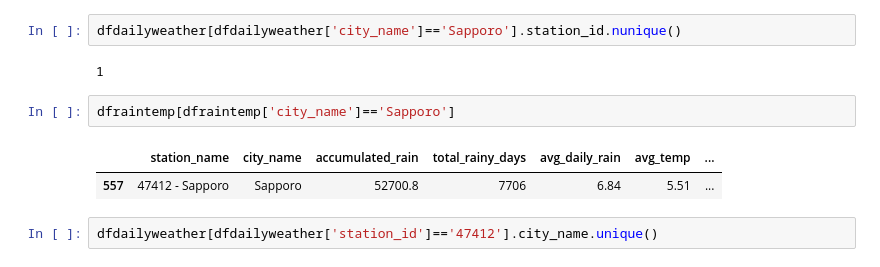
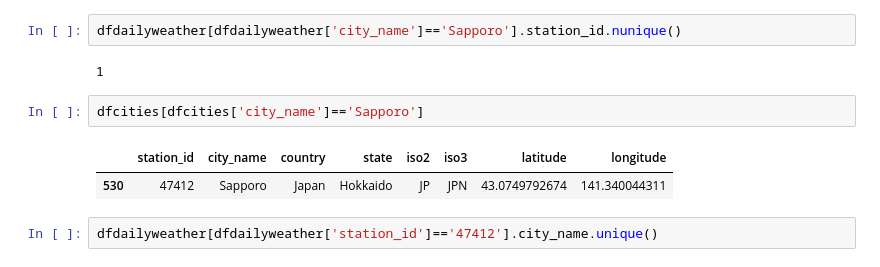
Before and after one commit to arnauog/weather, a Jupyter notebook: Project II - Weather.ipynb, the cells around one changed output. Saved outputs shown, nothing was run; the diff lists cells and outputs as text.

```diff
--- a/Project II - Weather.ipynb
+++ b/Project II - Weather.ipynb
@@ -2174,10 +1896,10 @@ dfdailyweather[dfdailyweather['city_name']=='Sapporo'].station_id.nunique()
 # %% [output]
 1
 # %%
-dfraintemp[dfraintemp['city_name']=='Sapporo']
+dfcities[dfcities['city_name']=='Sapporo']
 # %% [output]
-|  | station_name | city_name | accumulated_rain | total_rainy_days | avg_daily_rain | avg_temp | ... |
-| 557 | 47412 - Sapporo | Sapporo | 52700.8 | 7706 | 6.84 | 5.51 | ... |
+|  | station_id | city_name | country | state | iso2 | iso3 | latitude | longitude |
+| 530 | 47412 | Sapporo | Japan | Hokkaido | JP | JPN | 43.0749792674 | 141.340044311 |
 # %%
 dfdailyweather[dfdailyweather['station_id']=='47412'].city_name.unique()
 # %% [output]
```
Also changed, not shown: parts of 100 cells of this notebook, 2 other files.
